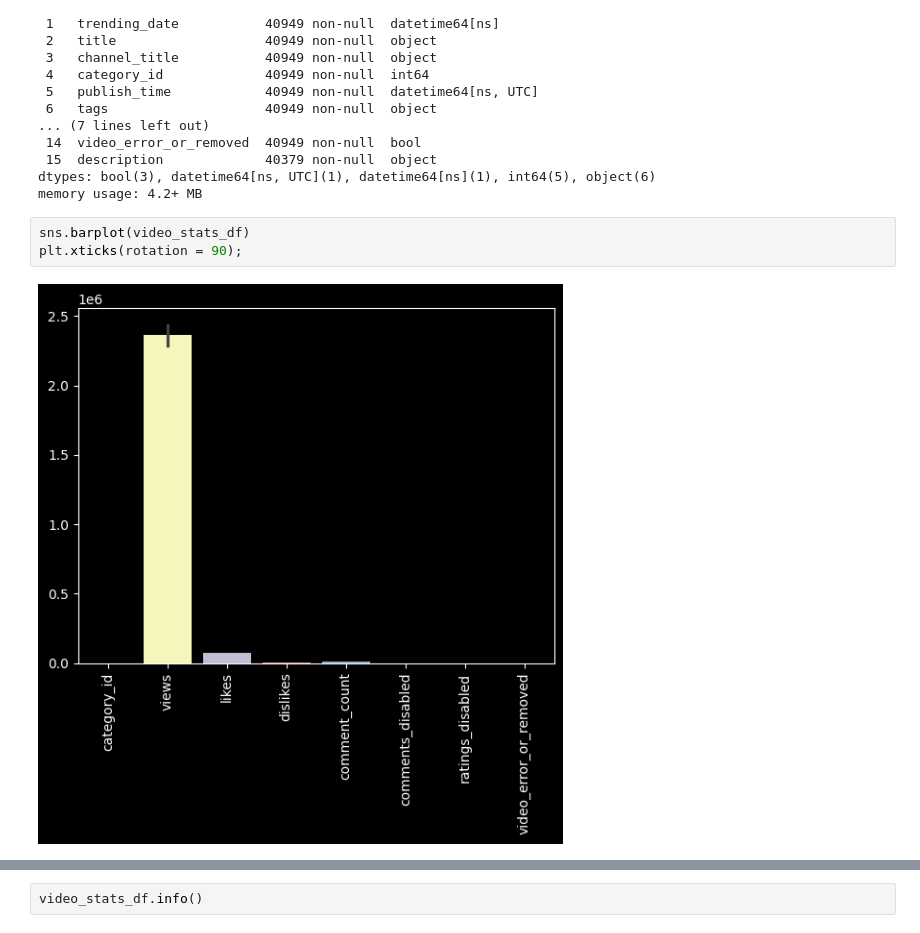
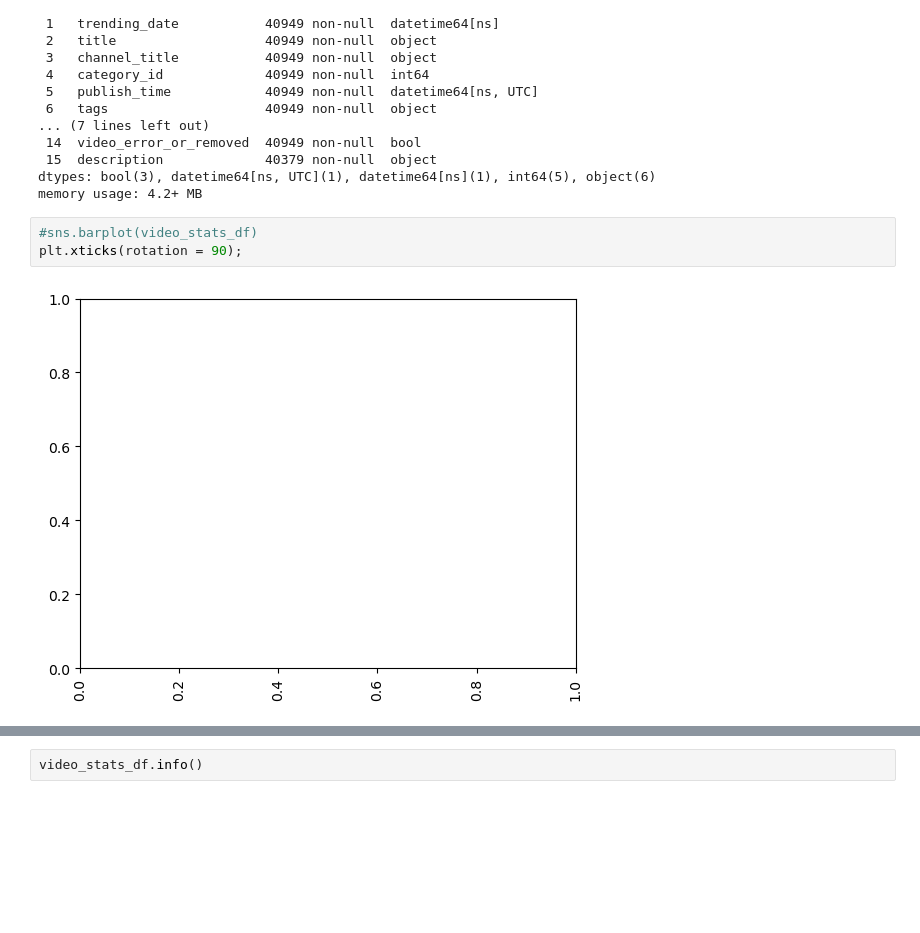
Before and after one commit to OKI300MER/Pandas-EDA-Case-Study, a Jupyter notebook: youtube_eda.ipynb, the cells around one changed output, grey strips where cells are left out. Saved outputs shown, nothing was run; the diff lists cells and outputs as text; blank space fills up the shorter version.

```diff
--- a/youtube_eda.ipynb
+++ b/youtube_eda.ipynb
@@ -112,8 +90,8 @@ Data columns (total 16 columns):
 dtypes: bool(3), datetime64[ns, UTC](1), datetime64[ns](1), int64(5), object(6)
 memory usage: 4.2+ MB
 # %%
-sns.barplot(video_stats_df)
+#sns.barplot(video_stats_df)
 plt.xticks(rotation = 90);
 # %% [output]
-[figure, old version]
+[figure, new version]
 # %%
```
Also changed, not shown: parts of 16 cells of this notebook.
